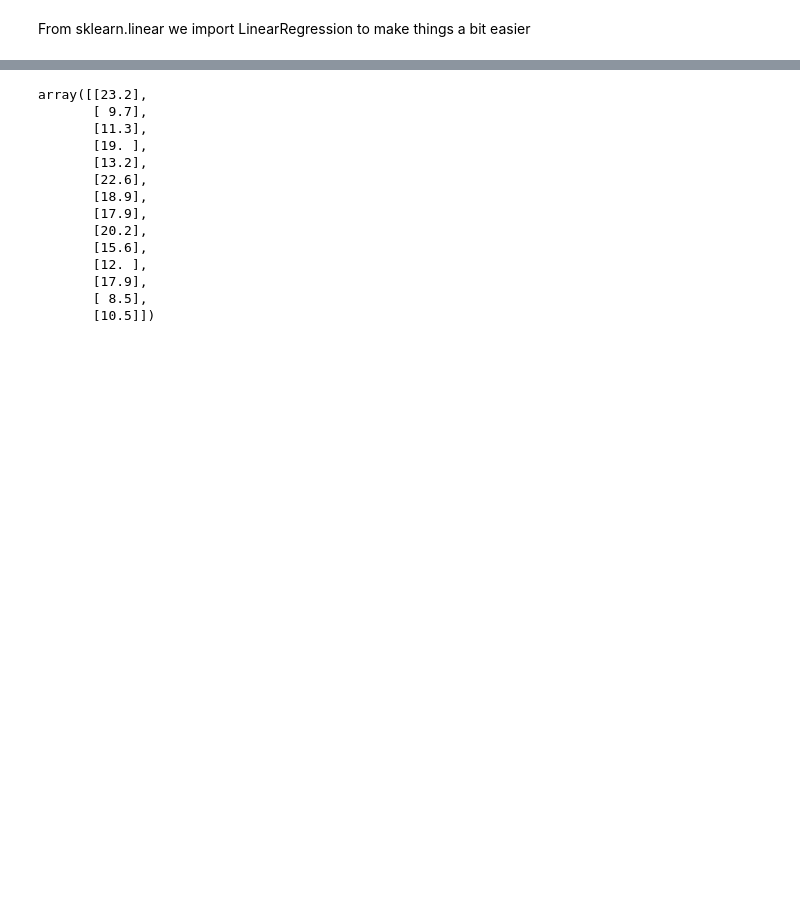
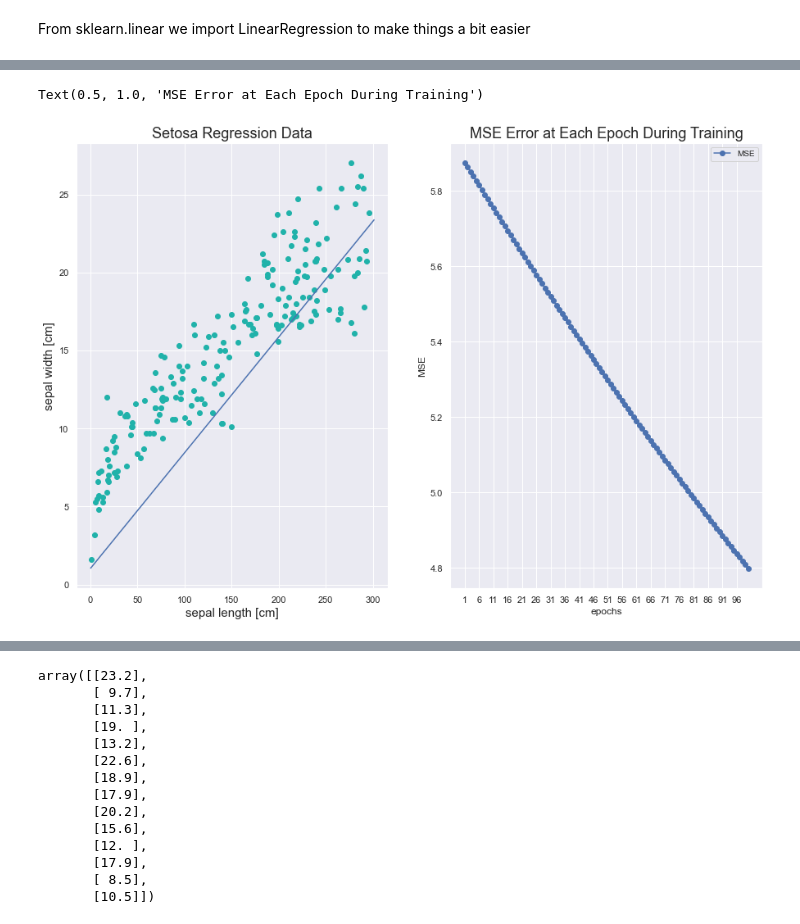
Before and after one commit to chan24th/Machine-Learning-and-Optimization, a Jupyter notebook: Supervised_Learning/Linear Regression/Linear_Regression.ipynb, the cells around one changed output, grey strips where cells are left out. Cells and saved outputs as stored; diff of their text form; code cells hidden in the pictures; blank space fills up the shorter version.

```diff
--- a/Supervised_Learning/Linear Regression/Linear_Regression.ipynb
+++ b/Supervised_Learning/Linear Regression/Linear_Regression.ipynb
@@ -80,0 +162,24 @@ From sklearn.linear we import LinearRegression to make things a bit easier
+# %%
+node = SingleNeuron(linear_activation)
+node.train(X, y, alpha = 0.00002, epochs = 100)
+
+fig, (ax1, ax2) = plt.subplots(1, 2, figsize=(15,10))
+
+ax1.scatter(X, y, color = "lightseagreen")
+ax1.plot(domain, node.predict(domain.reshape(-1, 1)))
+ax1.set_xlabel("sepal length [cm]", fontsize = 15)
+ax1.set_ylabel("sepal width [cm]", fontsize = 15)
+ax1.set_title("Setosa Regression Data", fontsize = 18)
+
+ax2.plot(range(1, len(node.errors_) + 1),
+         node.errors_,
+         marker = "o",
+         label = "MSE")
+ax2.set_xlabel("epochs")
+ax2.set_ylabel("MSE")
+ax2.set_xticks(range(1, len(node.errors_) + 1, 5))
+ax2.legend(fontsize = 10)
+ax2.set_title("MSE Error at Each Epoch During Training", fontsize = 18)
+# %% [output]
+Text(0.5, 1.0, 'MSE Error at Each Epoch During Training')
+[figure, added]
```
Also changed, not shown: parts of 14 cells of this notebook, 24 other files.
